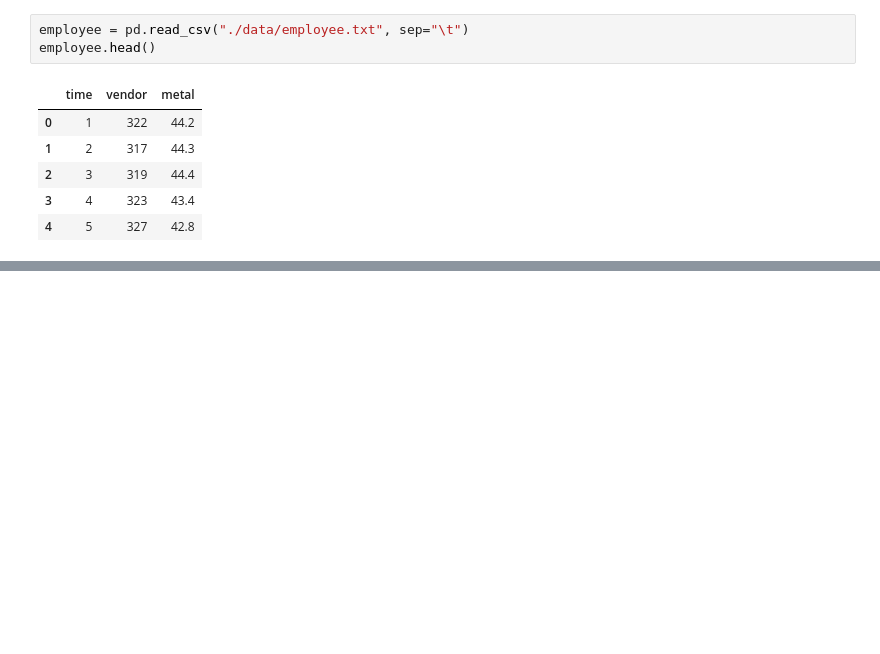
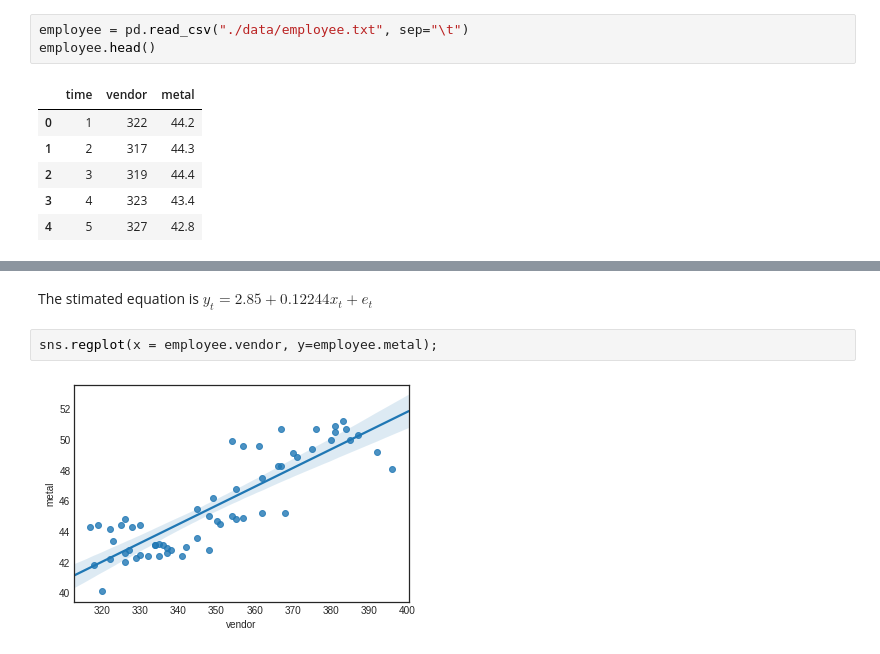
Before and after one commit to naivelogic/Machine_Learning_Notebooks, a Jupyter notebook: Data_Science/Statistical Models/[PSU] Lesson 14 - Time Series & Autocorrelation.ipynb, the cells around one changed output, grey strips where cells are left out. Drawn from its saved outputs; the diff is of its cells as text; blank space fills up the shorter version.

```diff
--- a/Data_Science/Statistical Models/[PSU] Lesson 14 - Time Series & Autocorrelation.ipynb
+++ b/Data_Science/Statistical Models/[PSU] Lesson 14 - Time Series & Autocorrelation.ipynb
@@ -226,0 +246,6 @@ sns.residplot(x = employee_model.fittedvalues, y = employee_model.resid, ax = ax
+# %% [markdown]
+The stimated equation is $y_{t}=2.85+0.12244x_{t}+e_{t}$
+# %%
+sns.regplot(x = employee.vendor, y=employee.metal);
+# %% [output]
+[figure, added]
```
Also changed, not shown: parts of 25 cells of this notebook.
